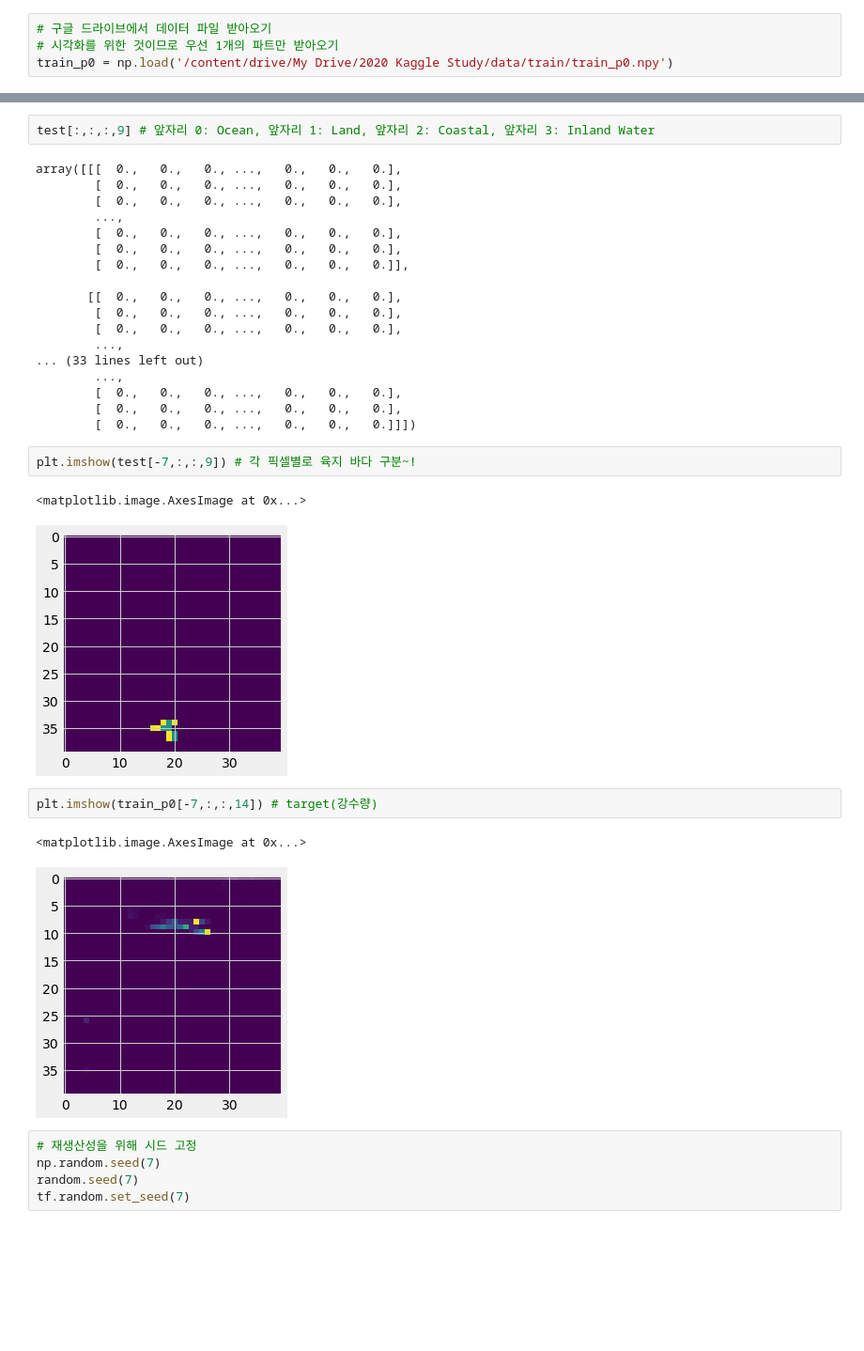
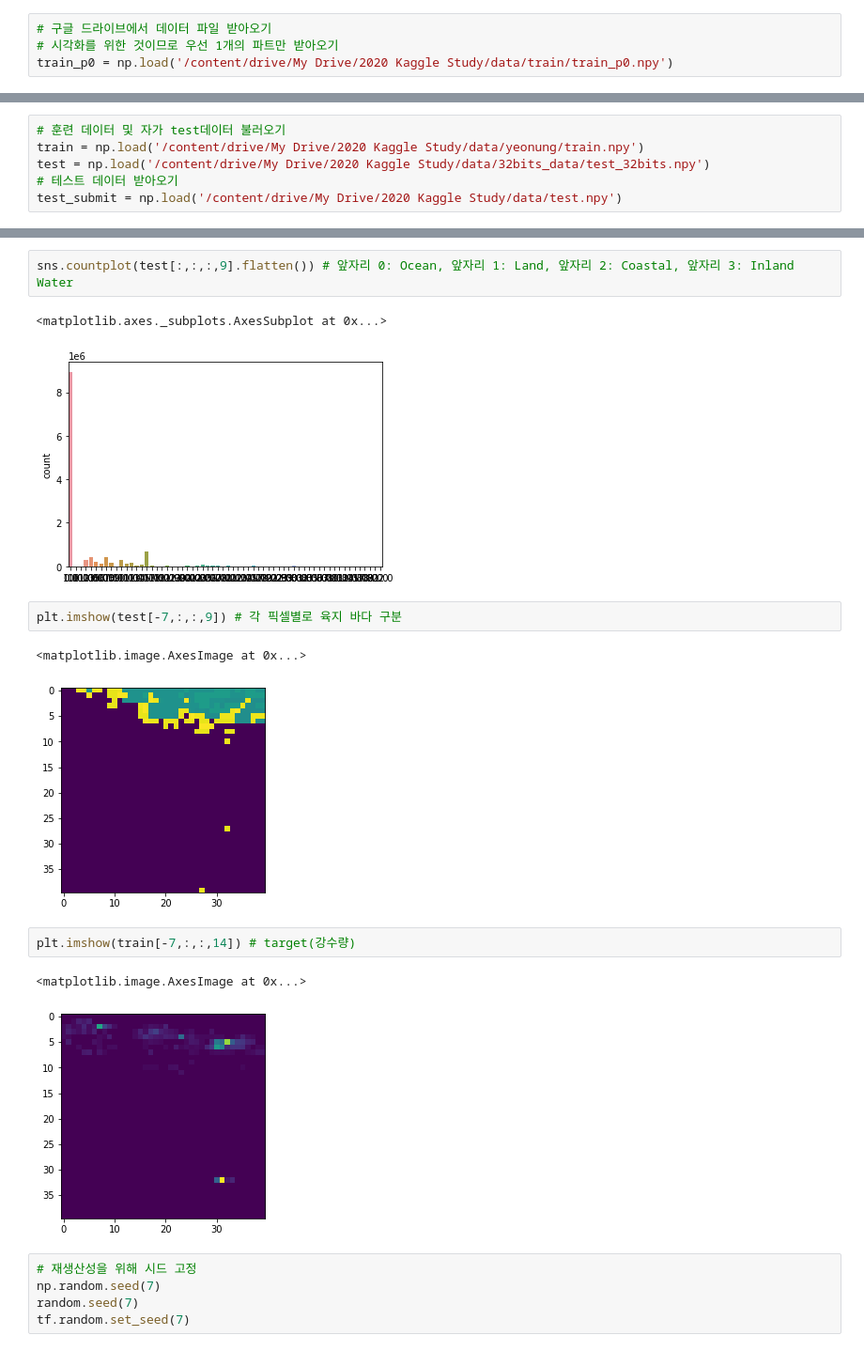
Before and after one commit to deagwon97/dacon-satellite-precipitation, a Jupyter notebook: Dacon_satellite_baseline_bg.ipynb, the cells around one changed output, grey strips where cells are left out. Shown at 94% size. Drawn from its saved outputs; the diff is of its cells as text; blank space fills up the shorter version.

```diff
--- a/Dacon_satellite_baseline_bg.ipynb
+++ b/Dacon_satellite_baseline_bg.ipynb
@@ -38 +41,7 @@ test = np.load('/content/drive/My Drive/2020 Kaggle Study/data/test.npy')
+# %%
+# 훈련 데이터 및 자가 test데이터 불러오기
+train = np.load('/content/drive/My Drive/2020 Kaggle Study/data/yeonung/train.npy')
+test = np.load('/content/drive/My Drive/2020 Kaggle Study/data/32bits_data/test_32bits.npy')
+# 테스트 데이터 받아오기
+test_submit = np.load('/content/drive/My Drive/2020 Kaggle Study/data/test.npy')
 # %%
@@ -62,33 +55,18 @@ array([[252.47938538, 247.50680542, 237.89413452, ..., 233.01844788,
 # %%
-test[:,:,:,9] # 앞자리 0: Ocean, 앞자리 1: Land, 앞자리 2: Coastal, 앞자리 3: Inland Water
+sns.countplot(test[:,:,:,9].flatten()) # 앞자리 0: Ocean, 앞자리 1: Land, 앞자리 2: Coastal, 앞자리 3: Inland Water
 # %% [output]
-array([[[  0.,   0.,   0., ...,   0.,   0.,   0.],
-        [  0.,   0.,   0., ...,   0.,   0.,   0.],
-        [  0.,   0.,   0., ...,   0.,   0.,   0.],
-        ...,
-        [  0.,   0.,   0., ...,   0.,   0.,   0.],
-        [  0.,   0.,   0., ...,   0.,   0.,   0.],
-        [  0.,   0.,   0., ...,   0.,   0.,   0.]],
-
-       [[  0.,   0.,   0., ...,   0.,   0.,   0.],
-        [  0.,   0.,   0., ...,   0.,   0.,   0.],
-        [  0.,   0.,   0., ...,   0.,   0.,   0.],
-        ...,
-... (33 lines left out)
-        ...,
-        [  0.,   0.,   0., ...,   0.,   0.,   0.],
-        [  0.,   0.,   0., ...,   0.,   0.,   0.],
-        [  0.,   0.,   0., ...,   0.,   0.,   0.]]])
+<matplotlib.axes._subplots.AxesSubplot at 0x...>
+[figure, added]
 # %%
-plt.imshow(test[-7,:,:,9]) # 각 픽셀별로 육지 바다 구분~!
+plt.imshow(test[-7,:,:,9]) # 각 픽셀별로 육지 바다 구분
 # %% [output]
 <matplotlib.image.AxesImage at 0x...>
-[figure, old version]
+[figure, new version]
 # %%
-plt.imshow(train_p0[-7,:,:,14]) # target(강수량)
+plt.imshow(train[-7,:,:,14]) # target(강수량)
 # %% [output]
 <matplotlib.image.AxesImage at 0x...>
-[figure, old version]
+[figure, new version]
 # %%
 # 재생산성을 위해 시드 고정
 np.random.seed(7)
```
Also changed, not shown: parts of 32 cells of this notebook.
